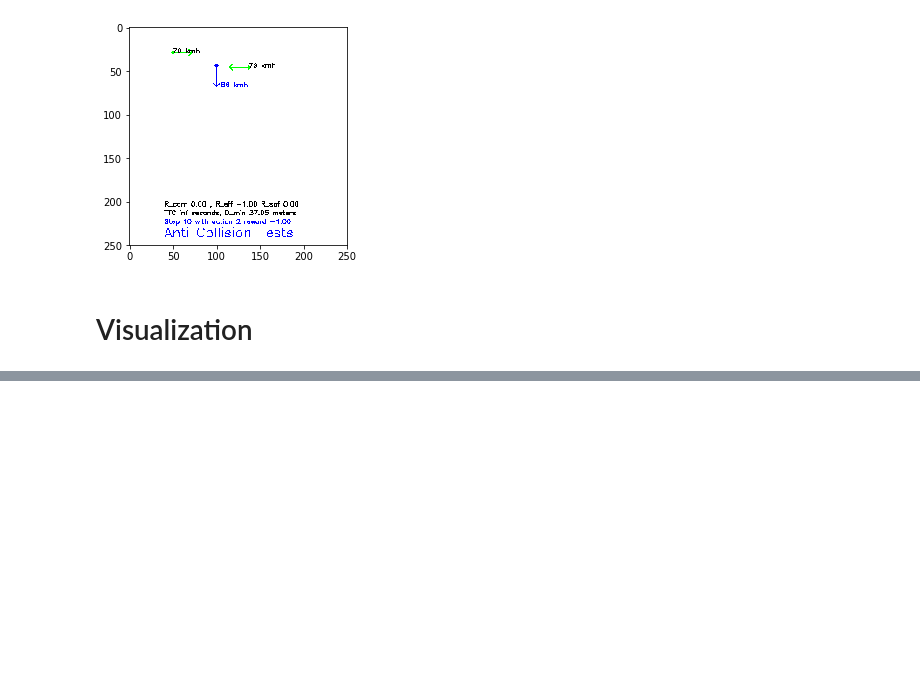
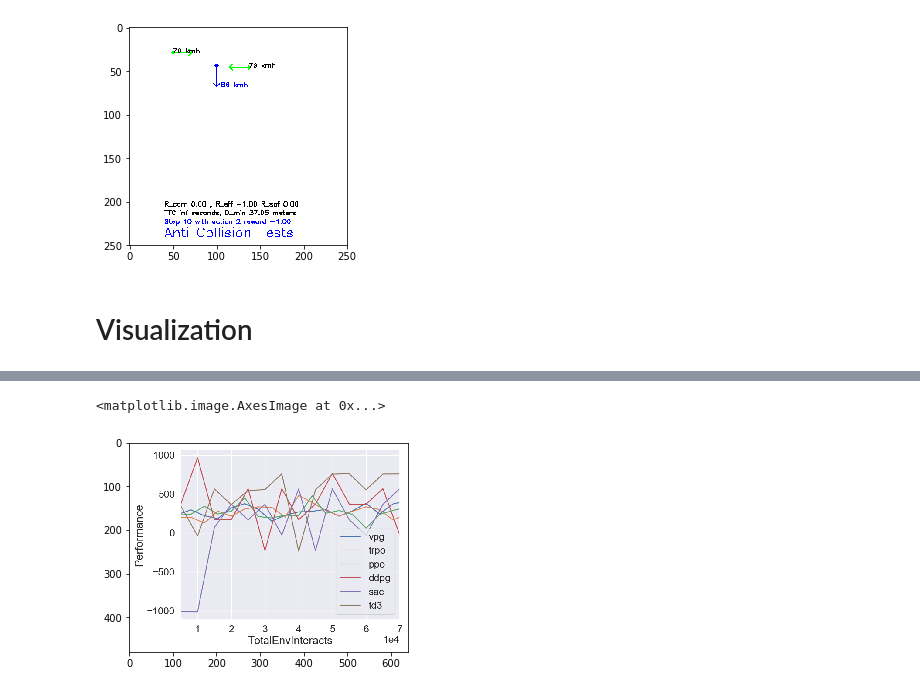
Before and after one commit to PhilippeW83440/CS234_Project, a Jupyter notebook: Tests_ActEnv.ipynb, the cells around one changed output, grey strips where cells are left out. Saved outputs shown, nothing was run; the diff lists cells and outputs as text; code cells hidden in the pictures; blank space fills up the shorter version.

```diff
--- a/Tests_ActEnv.ipynb
+++ b/Tests_ActEnv.ipynb
@@ -175,0 +209,6 @@ HTML("""<img src="img/visu2.gif"/>""")
+# %%
+im = imageio.imread('data/benchmark.png')
+plt.imshow(im)
+# %% [output]
+<matplotlib.image.AxesImage at 0x...>
+[figure, added]
```
Also changed, not shown: parts of 5 cells of this notebook, 3 other files.
